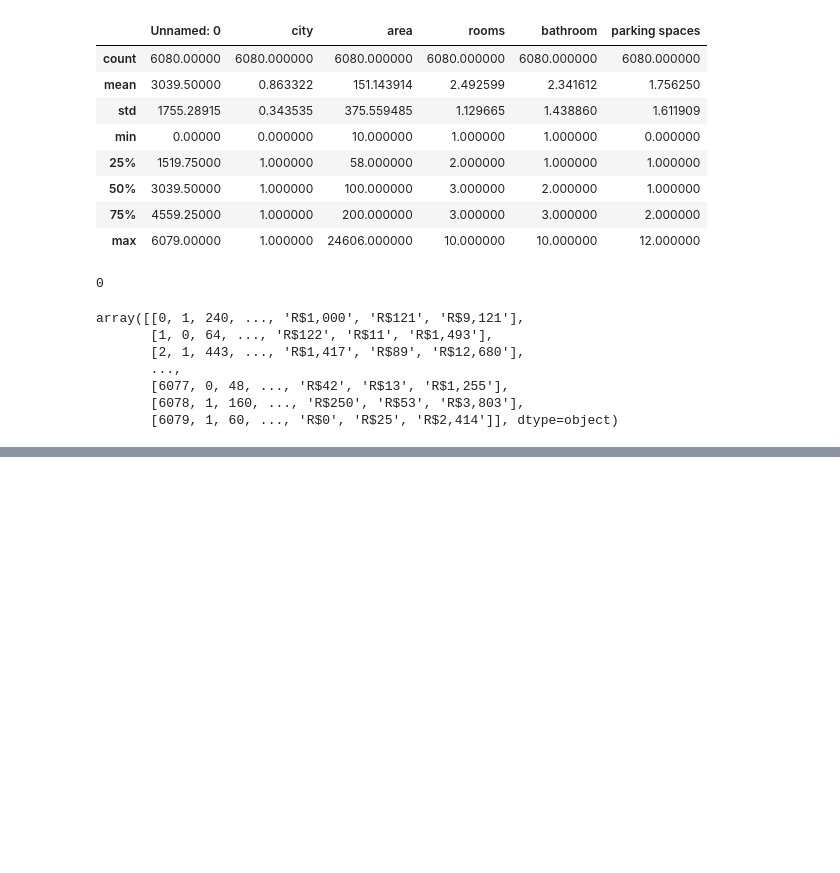
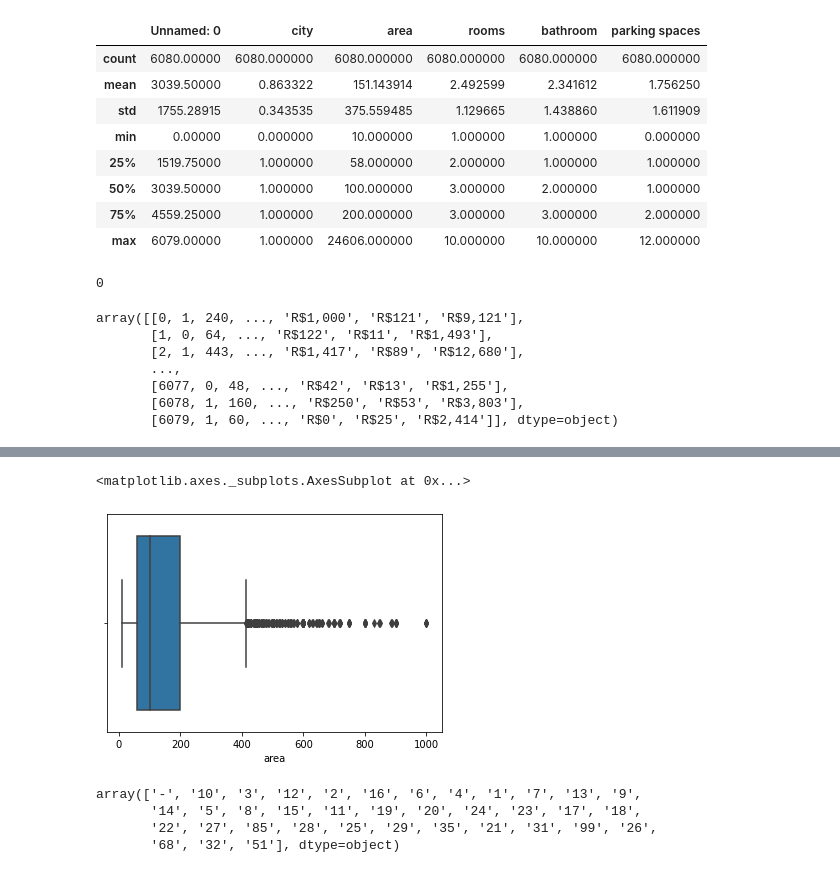
Before and after one commit to saima8/Data-Science-from-scratch, a Jupyter notebook: EDA_assinment.ipynb, the cells around one changed output, grey strips where cells are left out. Saved outputs shown, nothing was run; the diff lists cells and outputs as text; code cells hidden in the pictures; blank space fills up the shorter version.

```diff
--- a/EDA_assinment.ipynb
+++ b/EDA_assinment.ipynb
@@ -137,0 +223,3 @@ array([[0, 1, 240, ..., 'R$1,000', 'R$121', 'R$9,121'],
+# %%
+data = data.query('area<=1000')
+data.head()
@@ -137,0 +233,12 @@ array([[0, 1, 240, ..., 'R$1,000', 'R$121', 'R$9,121'],
+# %%
+sns.boxplot(data['area'])
+# %% [output]
+<matplotlib.axes._subplots.AxesSubplot at 0x...>
+[figure, added]
+# %%
+data['floor'].unique()
+# %% [output]
+array(['-', '10', '3', '12', '2', '16', '6', '4', '1', '7', '13', '9',
+       '14', '5', '8', '15', '11', '19', '20', '24', '23', '17', '18',
+       '22', '27', '85', '28', '25', '29', '35', '21', '31', '99', '26',
+       '68', '32', '51'], dtype=object)
```
Also changed, not shown: parts of 22 cells of this notebook.
